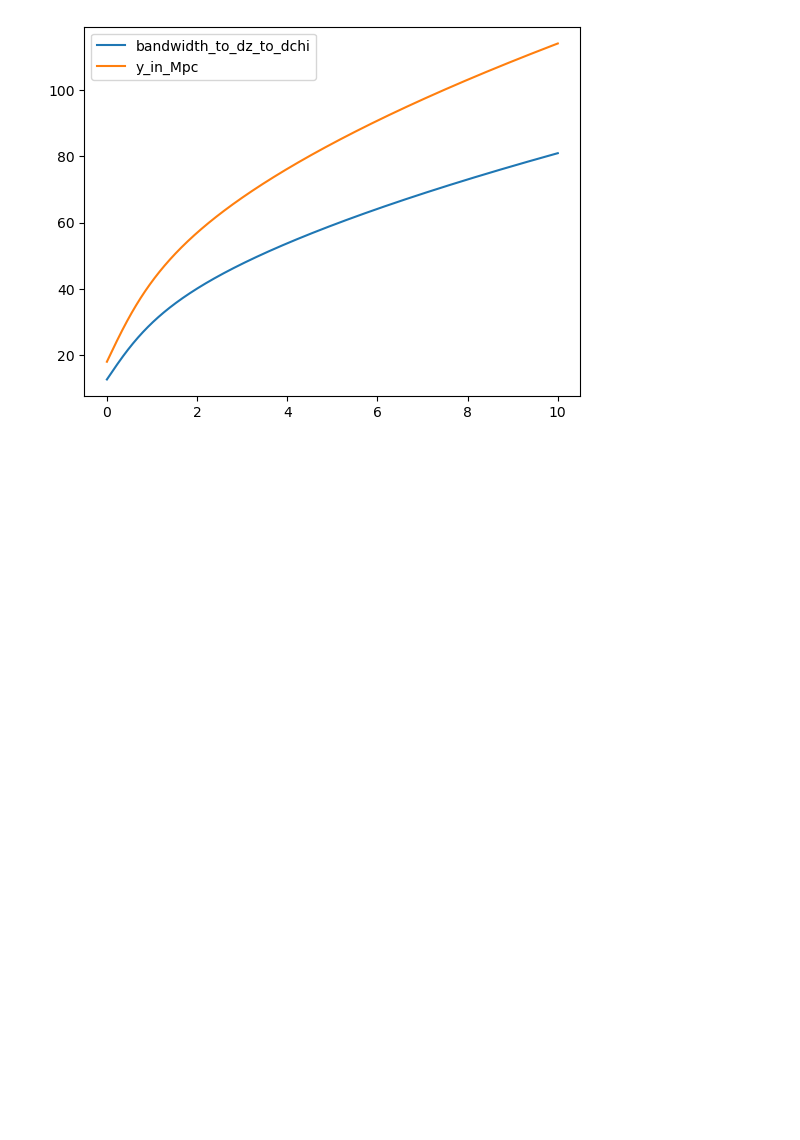
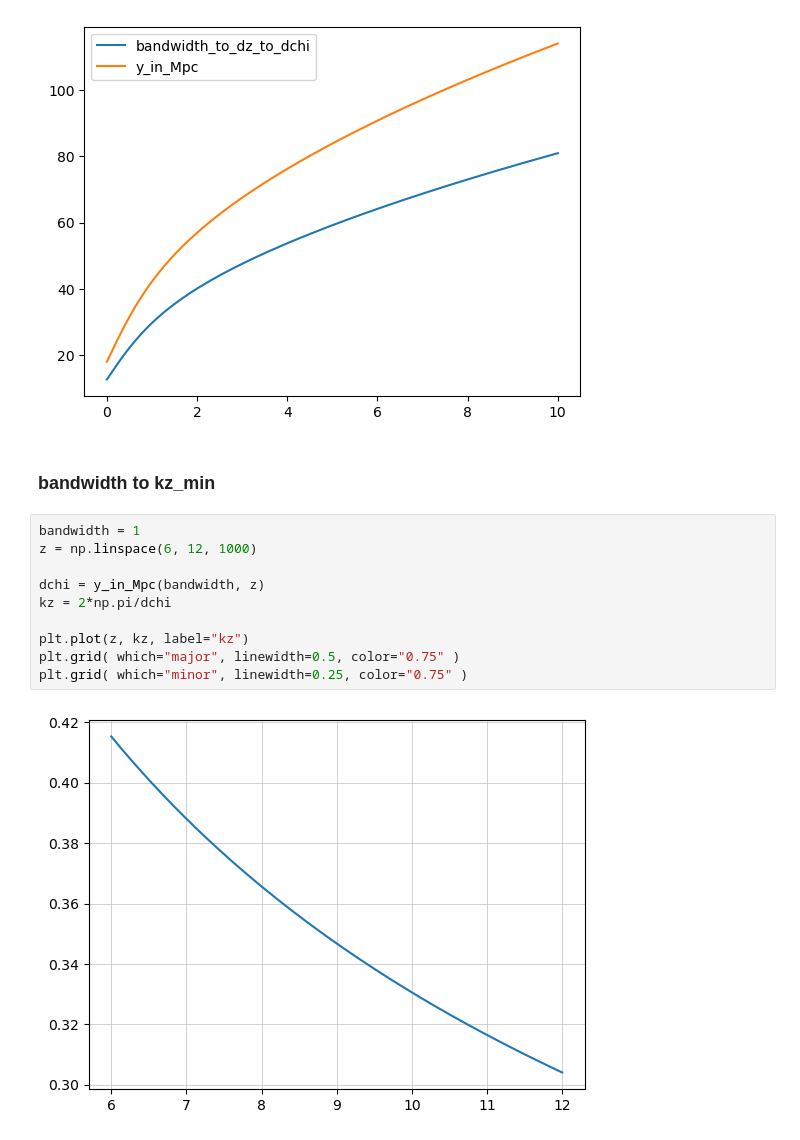
Before and after one commit to SiyiZhao/learnCosmology, a Jupyter notebook: cosmo21cm.ipynb, the cells around one changed output. Saved outputs shown, nothing was run; the diff lists cells and outputs as text; blank space fills up the shorter version.

```diff
--- a/cosmo21cm.ipynb
+++ b/cosmo21cm.ipynb
@@ -69,3 +69,17 @@ plt.legend()
 # %% [output]
 <matplotlib.legend.Legend at 0x...>
 [figure]
+# %% [markdown]
+### bandwidth to kz_min
+# %%
+bandwidth = 1
+z = np.linspace(6, 12, 1000)
+
+dchi = y_in_Mpc(bandwidth, z)
+kz = 2*np.pi/dchi
+
+plt.plot(z, kz, label="kz")
+plt.grid( which="major", linewidth=0.5, color="0.75" )
+plt.grid( which="minor", linewidth=0.25, color="0.75" )
+# %% [output]
+[figure, added]
```
